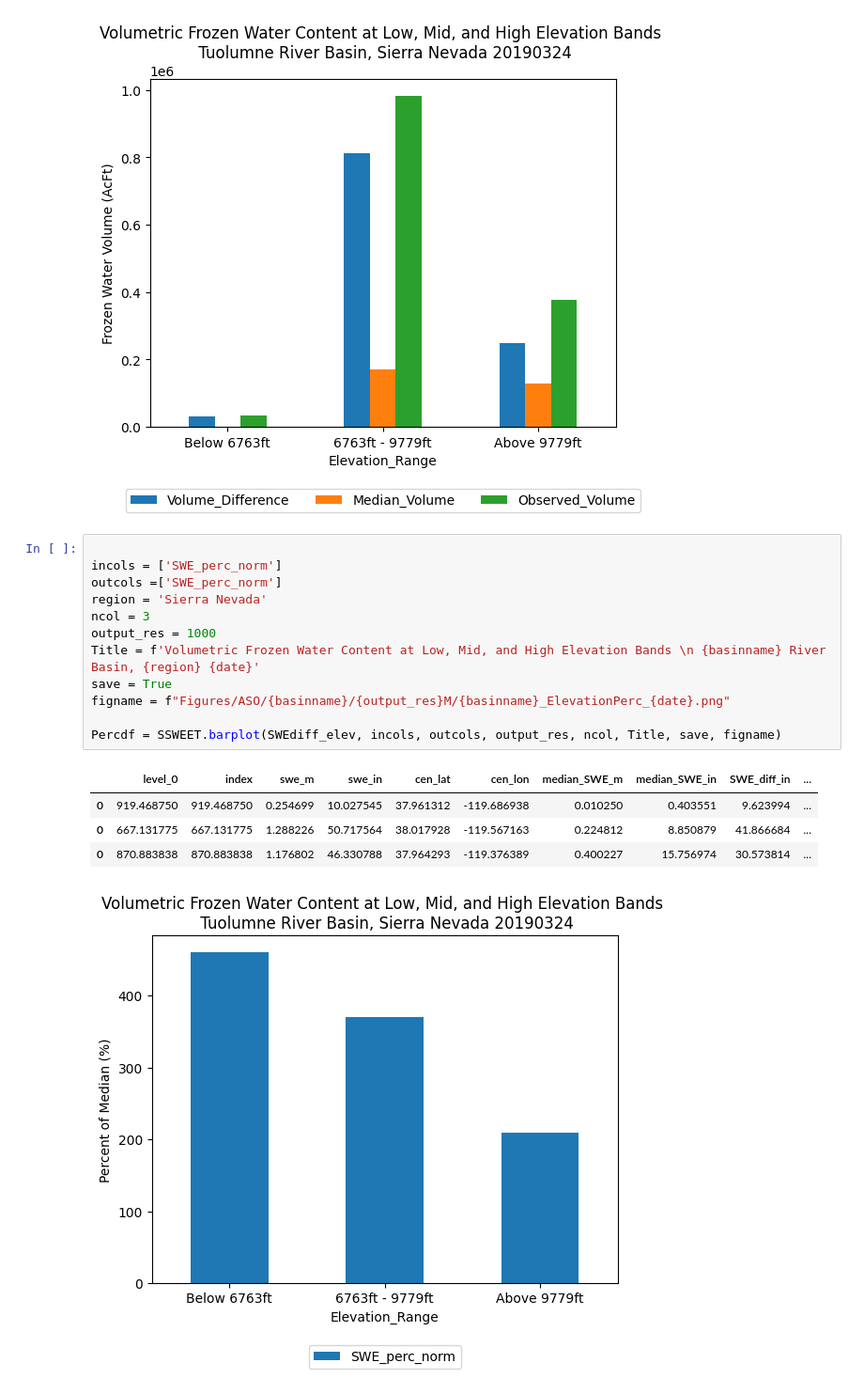
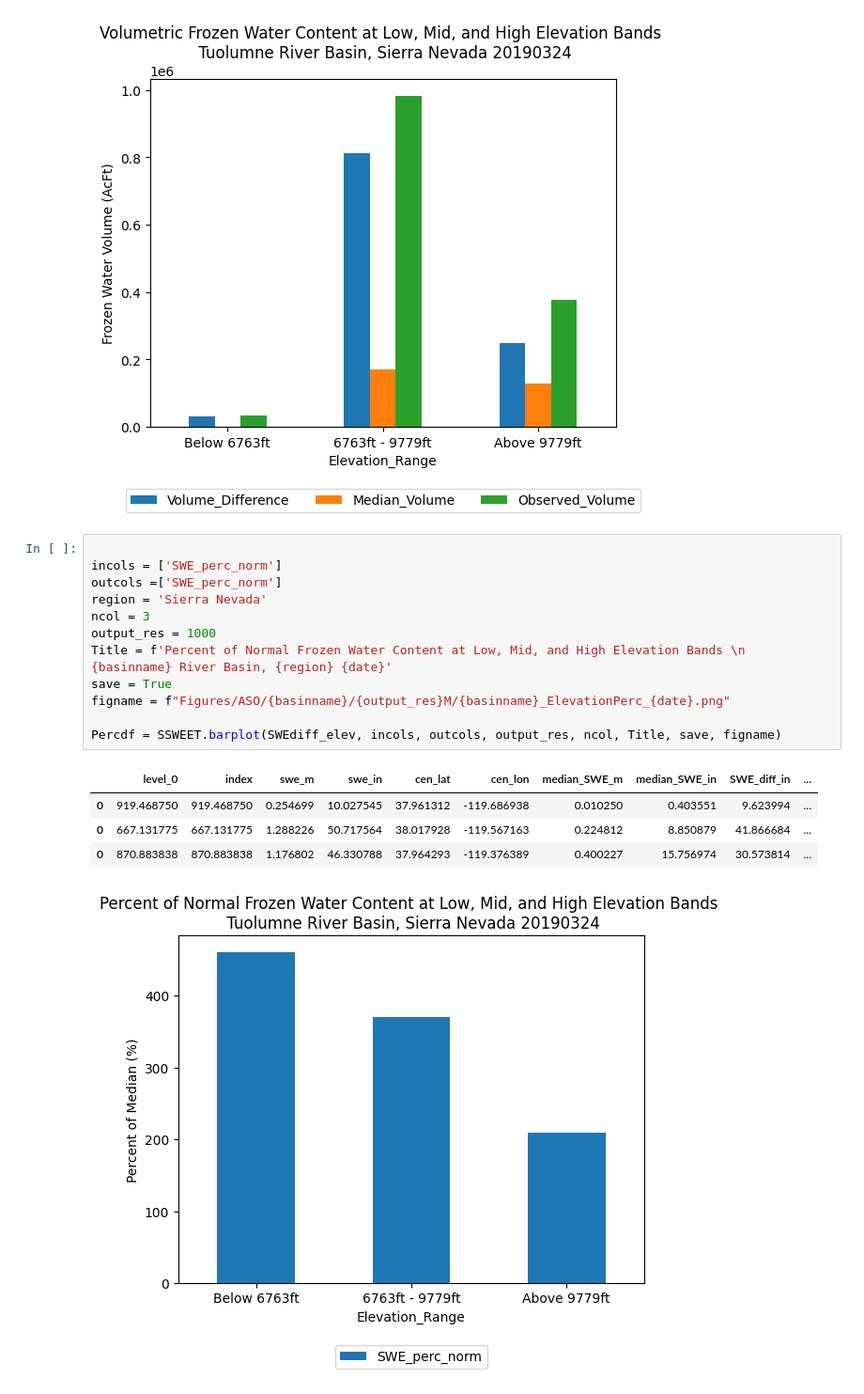
Before and after one commit to CIROH-Snow/Intro-to-Snow-Observations-Modeling-Analysis, a Jupyter notebook: ASO.ipynb, the cells around one changed output. Shown at 94% size. Cells and saved outputs as stored; diff of their text form.

```diff
--- a/ASO.ipynb
+++ b/ASO.ipynb
@@ -301,18 +314,18 @@ Vdf = SSWEET.barplot(SWEdiff_elev, incols, outcols, output_res, ncol, Title, sav
 # %%
 
 incols = ['SWE_perc_norm']
 outcols =['SWE_perc_norm']
 region = 'Sierra Nevada'
 ncol = 3
 output_res = 1000
-Title = f'Volumetric Frozen Water Content at Low, Mid, and High Elevation Bands \n {basinname} River Basin, {region} {date}'
+Title = f'Percent of Normal Frozen Water Content at Low, Mid, and High Elevation Bands \n {basinname} River Basin, {region} {date}'
 save = True
 figname = f"Figures/ASO/{basinname}/{output_res}M/{basinname}_ElevationPerc_{date}.png"
 
 Percdf = SSWEET.barplot(SWEdiff_elev, incols, outcols, output_res, ncol, Title, save, figname)
 # %% [output]
 |  | level_0 | index | swe_m | swe_in | cen_lat | cen_lon | median_SWE_m | median_SWE_in | SWE_diff_in | ... |
 | 0 | 919.468750 | 919.468750 | 0.254699 | 10.027545 | 37.961312 | -119.686938 | 0.010250 | 0.403551 | 9.623994 | ... |
 | 0 | 667.131775 | 667.131775 | 1.288226 | 50.717564 | 38.017928 | -119.567163 | 0.224812 | 8.850879 | 41.866684 | ... |
 | 0 | 870.883838 | 870.883838 | 1.176802 | 46.330788 | 37.964293 | -119.376389 | 0.400227 | 15.756974 | 30.573814 | ... |
-[figure, old version]
+[figure, new version]
```
Also changed, not shown: parts of 1 cell of this notebook, 3 other files.
